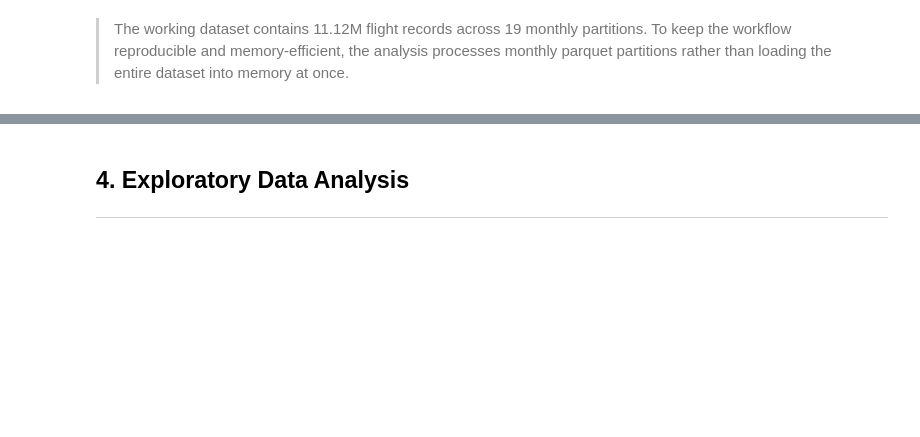
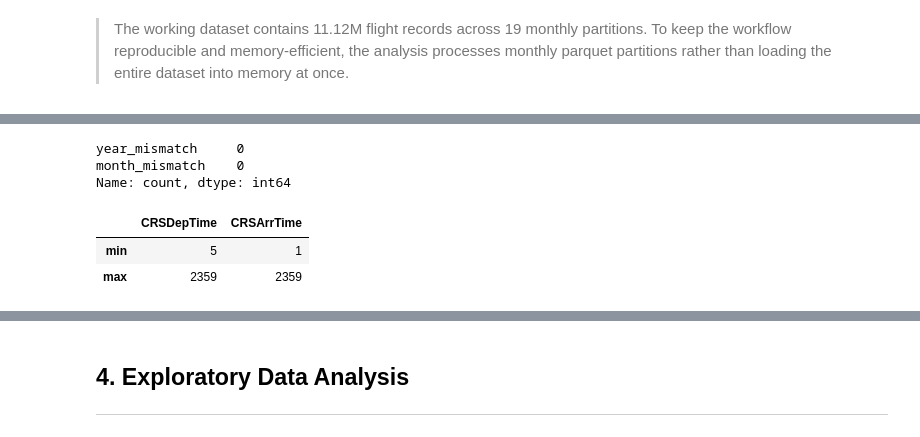
Before and after one commit to ashlabs/ai-programming-foundations-project, a Jupyter notebook: data_workflow.ipynb, the cells around one changed output, grey strips where cells are left out. Drawn from its saved outputs; the diff is of its cells as text; code cells hidden in the pictures; blank space fills up the shorter version.

```diff
--- a/data_workflow.ipynb
+++ b/data_workflow.ipynb
@@ -147,0 +389,28 @@ Date range: 2025-01-01 00:00:00 to 2026-07-31 00:00:00
+# %%
+date_consistency = pd.Series(
+    {
+        "year_mismatch": (
+            sample_df["FlightDate"].dt.year
+            != sample_df["Year"]
+        ).sum(),
+        "month_mismatch": (
+            sample_df["FlightDate"].dt.month
+            != sample_df["Month"]
+        ).sum(),
+    },
+    name="count",
+)
+
+date_consistency
+# %% [output]
+year_mismatch     0
+month_mismatch    0
+Name: count, dtype: int64
+# %%
+sample_df[
+    ["CRSDepTime", "CRSArrTime"]
+].agg(["min", "max"])
+# %% [output]
+|  | CRSDepTime | CRSArrTime |
+| min | 5 | 1 |
+| max | 2359 | 2359 |
```
Also changed, not shown: parts of 16 cells of this notebook.
